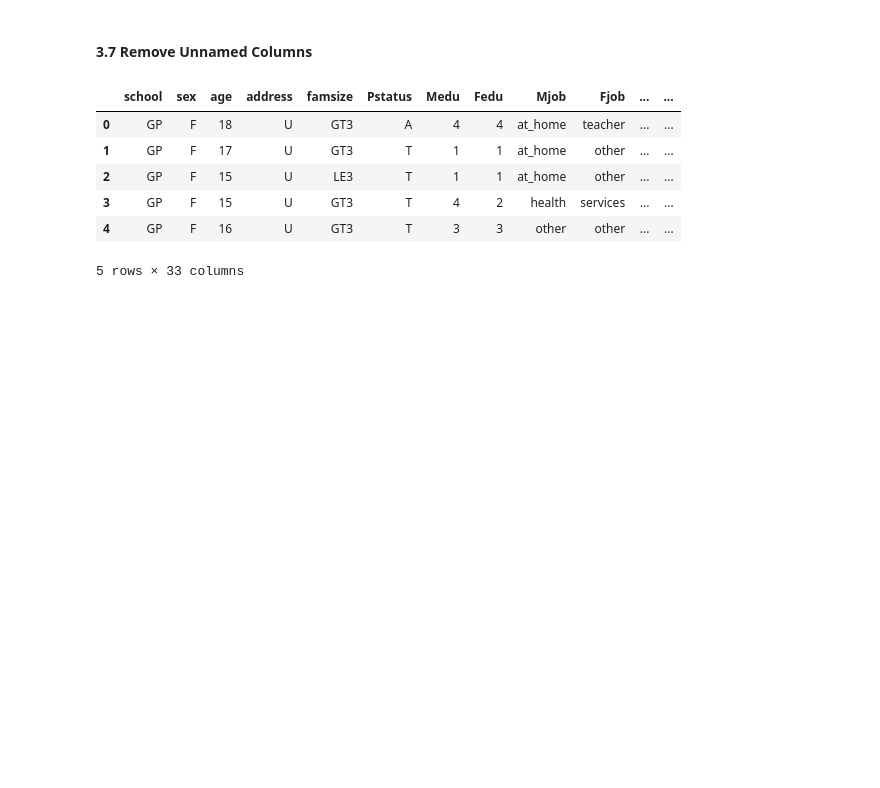
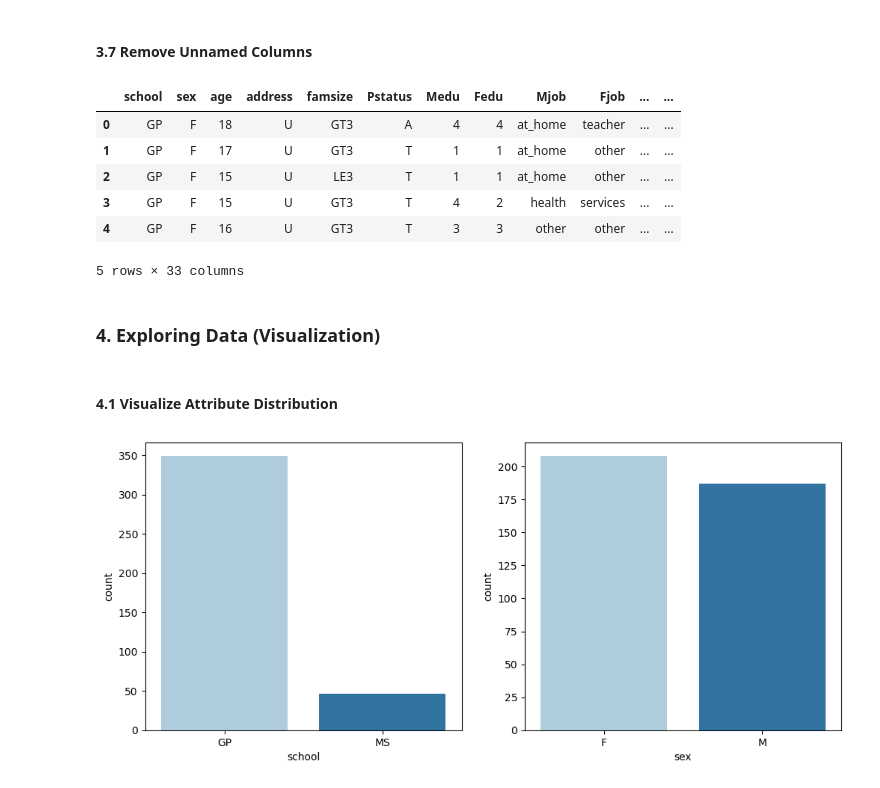
Before and after one commit to jaireid/student-performance, a Jupyter notebook: notebooks/1. EDA Student Performance.ipynb, the cells around one changed output. Saved outputs shown, nothing was run; the diff lists cells and outputs as text; code cells hidden in the pictures; blank space fills up the shorter version.

Commit message:
Visualizing Attribute Distribution

```diff
--- a/notebooks/1. EDA Student Performance.ipynb
+++ b/notebooks/1. EDA Student Performance.ipynb
@@ -317,3 +317,17 @@ df.head()
 | 3 | GP | F | 15 | U | GT3 | T | 4 | 2 | health | services | ... | ... |
 | 4 | GP | F | 16 | U | GT3 | T | 3 | 3 | other | other | ... | ... |
 5 rows × 33 columns
+# %% [markdown]
+### 4. Exploring Data (Visualization)
+# %% [markdown]
+#### 4.1 Visualize Attribute Distribution
+# %%
+fig, axs = plt.subplots(figsize=(12, 5))
+custom_palette = sns.color_palette('Paired')
+plt.subplot(121)
+sns.countplot(data=df, x='school', palette=custom_palette)
+plt.subplot(122)
+sns.countplot(data=df, x='sex', palette=custom_palette)
+plt.show()
+# %% [output]
+[figure, added]
```
Also changed, not shown: parts of 5 cells of this notebook.
